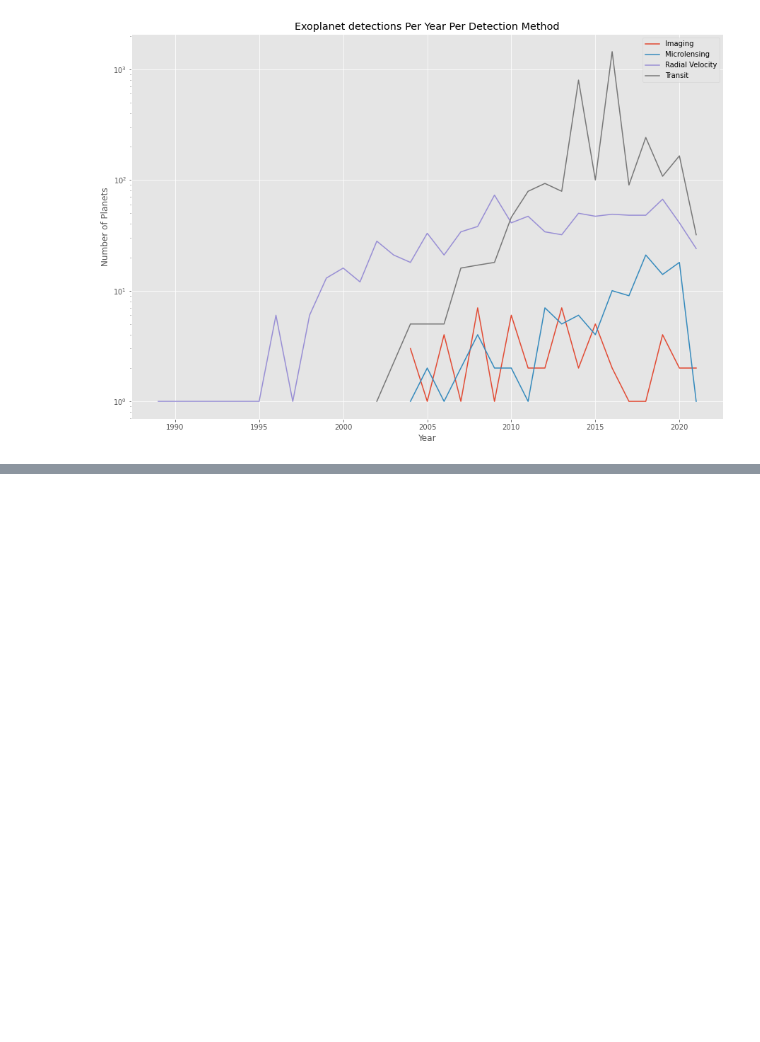
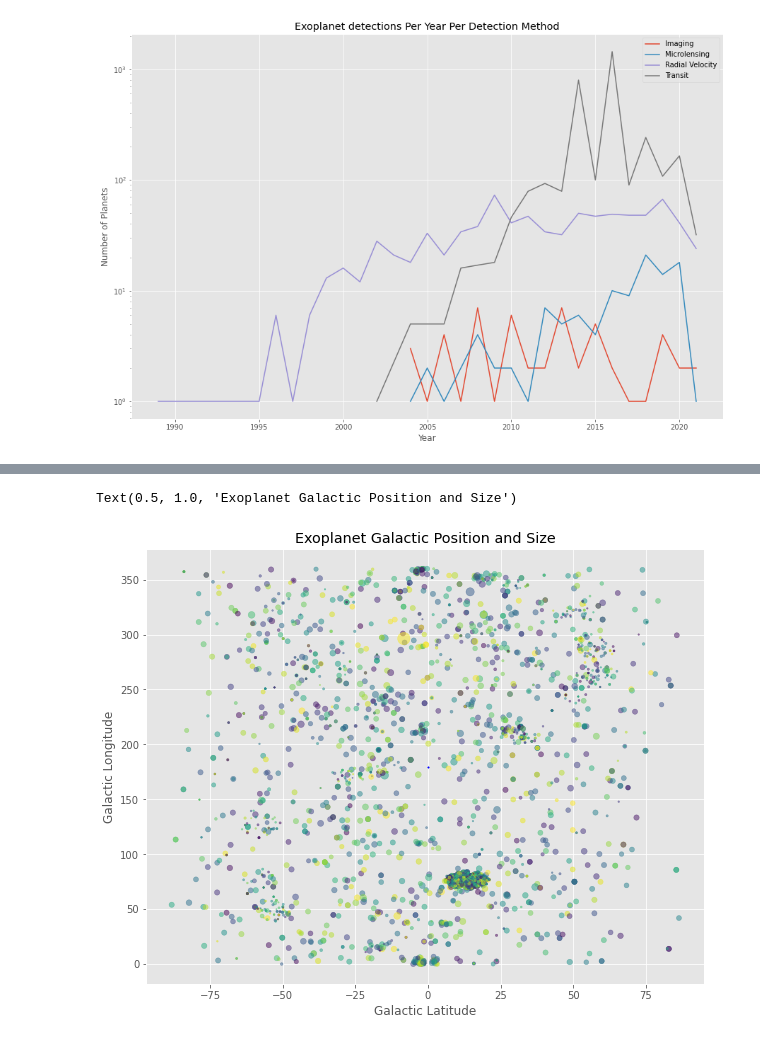
Before and after one commit to jstodd867/unearthing-other-worlds, a Jupyter notebook: EDA.ipynb, the cells around one changed output, grey strips where cells are left out. Drawn from its saved outputs; the diff is of its cells as text; code cells hidden in the pictures; blank space fills up the shorter version.

```diff
--- a/EDA.ipynb
+++ b/EDA.ipynb
@@ -184,0 +232,15 @@ Text(0, 0.5, 'Number of Planets')
+# %%
+# Plot lat, long, size scaled to planet radius
+import random
+import matplotlib.cm as cm
+color = np.random.rand(4401)
+fig,ax4 = plt.subplots(figsize=(10,8))
+ax4.scatter(planet_data['glat'], planet_data['glon'], s= planet_data['pl_rade']*2, c=color, cmap=cm.viridis, alpha = 0.5)
+ax4.scatter(0,179, s=2,color = 'blue')
+
+ax4.set_xlabel('Galactic Latitude')
+ax4.set_ylabel('Galactic Longitude')
+ax4.set_title('Exoplanet Galactic Position and Size')
+# %% [output]
+Text(0.5, 1.0, 'Exoplanet Galactic Position and Size')
+[figure, added]
```
Also changed, not shown: parts of 12 cells of this notebook, 2 other files.
